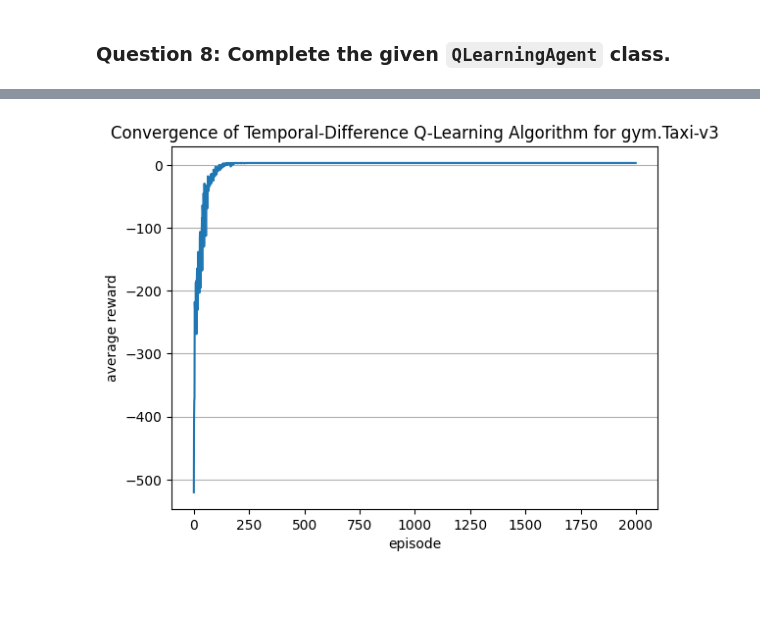
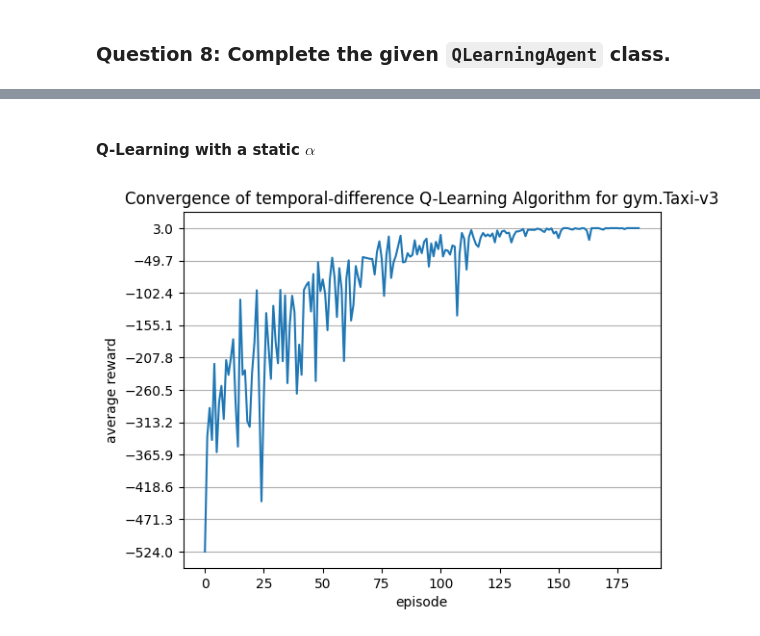
Before and after one commit to ALotov2000/gym-frozen-lake-and-taxi-solved-by-reinforcement-learning, a Jupyter notebook: src/main.ipynb, the cells around one changed output, grey strips where cells are left out. Saved outputs shown, nothing was run; the diff lists cells and outputs as text; code cells hidden in the pictures; blank space fills up the shorter version.

```diff
--- a/src/main.ipynb
+++ b/src/main.ipynb
@@ -443,16 +473,16 @@ class QLearningAgent:
 
     def update_q_table(self: Self, state: int, action: int, next_state: int, reward: float):
         a, q_table, discount = self.learning_rate, self.q_table, self.discount_factor
-        q_table[state, action] = (1 - a) * q_table[state, action] \
+        q_table[state, action] = q_table[state, action] \
                 + a * (\
                         (reward + discount * np.max(q_table[next_state])) \
                         - q_table[state, action])
 
     def decay_epsilon(self: Self, episode: int):
-        self.epsilon *= 1 - episode / EPISODES
+        self.epsilon *= (1 + episode * DECAY_RATE) / (1 + (episode + 1) * DECAY_RATE)
 
     def decrease_learning_rate(self: Self, episode: int):
-        pass
+        self.learning_rate = self.olr / (1 + (episode + 1) * DECAY_RATE)
 
     def take_action(self: Self, action: int):
         next_state, reward, terminated, truncated, _ = self.env.step(action)
@@ -489,27 +528,43 @@ class QLearningAgent:
 # %%
-env = gym.wrappers.TimeLimit(gym.make('Taxi-v3'), TIME_LIMIT)
-reward_sum = np.zeros((REPS, EPISODES))
-for rep in range(REPS):
-    agent = QLearningAgent(env, EPSILON, LEARNING_RATE, DISCOUNT, STUDENT_NUM)
-    for episode in range(EPISODES):
-        state, terminated, truncated = agent.reset()
+def do_learning(does_lr_decay: bool=False):
+    env = gym.wrappers.TimeLimit(gym.make('Taxi-v3'), TIME_LIMIT)
+    reward_sum = np.zeros((REPS, EPISODES))
+    for rep in range(REPS):
+        lr = 1 if does_lr_decay else LEARNING_RATE
+        agent = QLearningAgent(env, EPSILON, lr, DISCOUNT, STUDENT_NUM)
+        for episode in range(EPISODES):
+            state, terminated, truncated = agent.reset()
+            while not (terminated or truncated):
+                action = agent.choose_action(state)
+                next_state, reward, terminated, truncated = agent.take_action(action)
+                reward_sum[rep, episode] += reward
 
-        while not (terminated or truncated):
-            action = agent.choose_action(state)
-            next_state, reward, terminated, truncated = agent.take_action(action)
-            reward_sum[rep, episode] += reward
+                agent.update_q_table(state, action, next_state, reward)
+                agent.decay_epsilon(episode)
+                if does_lr_decay:
+                    agent.decrease_learning_rate(episode)
 
-            agent.update_q_table(state, action, next_state, reward)
-            agent.decay_epsilon(episode)
-            agent.decrease_learning_rate(episode)
-
-            state = next_state
-fig, ax = plt.subplots()
-ax.plot(np.arange(EPISODES), np.average(reward_sum, axis=0))
-ax.grid(True, axis='y')
-ax.set_xlabel('episode')
-ax.set_ylabel('average reward')
-ax.set_title('Convergence of Temporal-Difference Q-Learning Algorithm for gym.Taxi-v3')
-plt.show()
+                state = next_state
+    return reward_sum
-# %% [output]
-[figure, removed]
+# %%
+def show_convergence(reward_sum: np.ndarray):
+    mean_reward_sum = np.average(reward_sum, axis=0)
+    n = np.size(mean_reward_sum)
+    A = mean_reward_sum - np.append(0, mean_reward_sum[:-1])
+    A = np.where(np.abs(A) < 1e-8, 1, 0)
+    for i in range(5):
+        A = A * np.resize(A[1:], n)
+    try:
+        i = np.where(A == 1)[0][0]
+    except:
+        i = n
+    plot = mean_reward_sum[:i+5]
+
+    fig, ax = plt.subplots()
+    ax.plot(plot)
+    ax.grid(True, axis='y')
+    ax.set_yticks(np.max(plot) - np.arange(11) * (np.max(plot) - np.min(plot)) / 10)
+    ax.set_xlabel('episode')
+    ax.set_ylabel('average reward')
+    ax.set_title('Convergence of temporal-difference Q-Learning Algorithm for gym.Taxi-v3')
+    plt.show()
@@ -515,0 +582,8 @@ plt.show()
+# %% [markdown]
+#### Q-Learning with a static $\alpha$
+# %%
+reward_sum = do_learning()
+# %%
+show_convergence(reward_sum)
+# %% [output]
+[figure, added]
```
Also changed, not shown: parts of 27 cells of this notebook.
